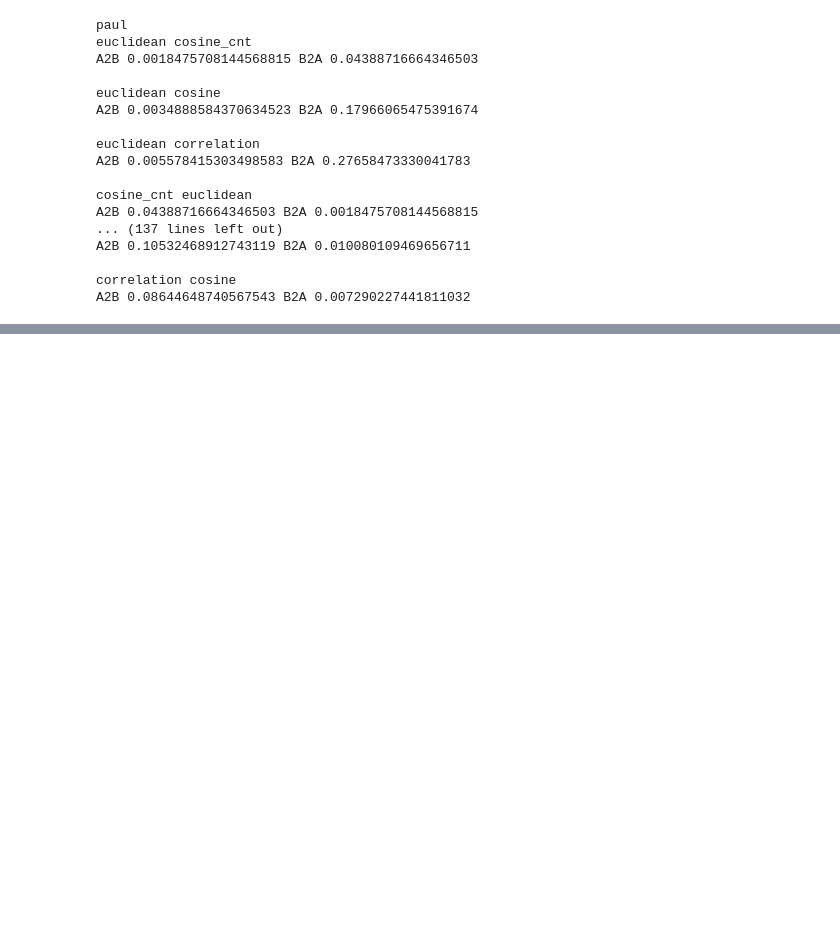
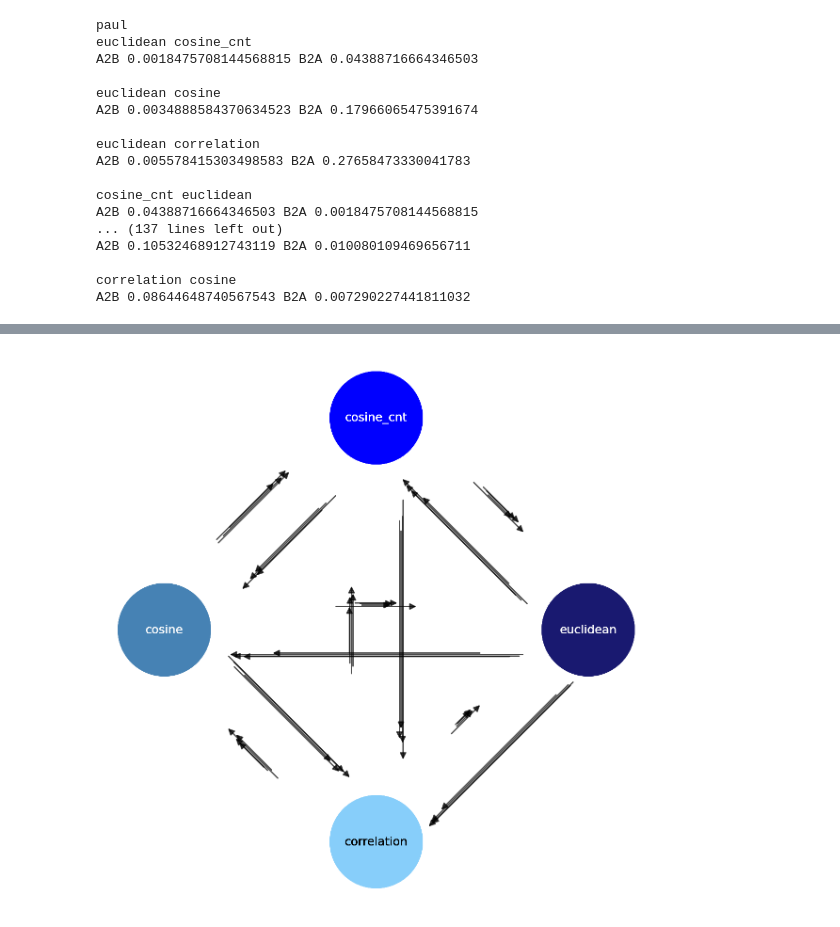
Before and after one commit to TizianoCausin01/temporal_context, a Jupyter notebook: python_scripts/scripts/viz_graph_metrics_comparison.ipynb, the cells around one changed output, grey strips where cells are left out. Cells and saved outputs as stored; diff of their text form; code cells hidden in the pictures; blank space fills up the shorter version.

Commit message:
improved and added graph plots

```diff
--- a/python_scripts/scripts/viz_graph_metrics_comparison.ipynb
+++ b/python_scripts/scripts/viz_graph_metrics_comparison.ipynb
@@ -17,8 +17,8 @@ from dataclasses import dataclass, field
 
 @dataclass
 class Cfg:
-    monkey_name: str = 'paul'
-    date: str =  "230204"#'220226to527' # '220226to527' #
+    monkey_name: str = 'baby1'
+    date: str = '220226to527' #'250313' # "230204" #  #
     brain_area: str = 'AIT'
     new_fs: int = 100 # Hz
     k=1
@@ -225,13 +229,15 @@ correlation cosine
 A2B 0.08644648740567543 B2A 0.007290227441811032
 # %%
 G = nx.DiGraph()
-
+tot_sum = 0
 for i, target_metric in enumerate(cfg.metrics):
     for j, comparing_metric in enumerate(cfg.metrics):
         if i != j:
             save_name_A2B = f"{paths['livingstone_lab']}/tiziano/results/metric_comparison_k{cfg.k}_{target_metric}-{comparing_metric}_{cfg.monkey_name}_{cfg.date}_{cfg.brain_area}_{cfg.new_fs}Hz.npz"
-            A2B = (1 - np.max(np.load(save_name_A2B)["arr_0"]))**2
-            print(A2B)
+            # A2B = (1 - np.max(np.load(save_name_A2B)["arr_0"]))**2
+            A2B = np.log(1/ np.max(np.load(save_name_A2B)["arr_0"]))
+            tot_sum +=A2B
+            # print(A2B)
             G.add_edge(target_metric, comparing_metric, weight=A2B)
 pos = nx.circular_layout(G)
 pos = {node: 0.5 * coord for node, coord in pos.items()}
@@ -389,0 +333,73 @@ plt.show()
+# %%
+from matplotlib.patches import FancyArrowPatch
+from general_utils.plots import truncate_colormap
+import matplotlib.colors as mcolors
+
+
+
+fig, ax = plt.subplots(figsize=(12,12))
+pos = nx.circular_layout(G)
+
+# Larger nodes
+# colors = [truncate_colormap(plt.cm.Blues, maxval=.9)(i / (len(cfg.metrics) - 1)) for i in range(len(cfg.metrics))]  # from light to dark
+colors= ["midnightblue","blue","steelblue", "lightskyblue",]
+
+
+
+label_colors = {node: get_label_color(color) for node, color in zip(G.nodes(), colors)}
+
+# draw nodes
+
+for monkey_name, date in zip(["paul", "baby1", "three0", "red"], ["230204", '220226to527', '250313', '220227']):
+    G = nx.DiGraph()
+    wig = np.random.uniform(0, 0.02)
+
+    for i, target_metric in enumerate(cfg.metrics):
+        for j, comparing_metric in enumerate(cfg.metrics):
+            if i != j:
+                save_name_A2B = f"{paths['livingstone_lab']}/tiziano/results/metric_comparison_k{cfg.k}_{target_metric}-{comparing_metric}_{monkey_name}_{date}_{cfg.brain_area}_{cfg.new_fs}Hz.npz"
+                # A2B = (1 - np.max(np.load(save_name_A2B)["arr_0"]))**2
+                A2B = np.log(1/ np.max(np.load(save_name_A2B)["arr_0"]))
+                # print(A2B)
+                G.add_edge(target_metric, comparing_metric, weight=A2B)
+
+    pos = nx.circular_layout(G)
+    pos = {node: 0.5 * coord for node, coord in pos.items()}
+    nx.draw_networkx_nodes(G, pos, node_color=colors, node_size=20000)
+    # draw labels individually
+    for node, (x, y) in pos.items():
+        plt.text(
+            x, y, str(node),
+            color=label_colors[node],
+            fontsize=18,
+            ha='center',
+            va='center'
+        )
+    drawn_pairs = set()
+    for u, v in G.edges():
+        pair = tuple(sorted([u, v]))
+        if pair in drawn_pairs:
+            continue
+        drawn_pairs.add(pair)
+
+        w_uv = G[u][v]["weight"] if G.has_edge(u, v) else 0
+        w_vu = G[v][u]["weight"] if G.has_edge(v, u) else 0
+        # w_vu = w_vu/tot_sum #(w_uv + w_vu)
+        # w_uv = w_uv/tot_sum #(w_uv + w_vu)
+        # factor = (w_uv + w_vu)/tot_sum
+        total = w_uv + w_vu
+        w_vu = (w_vu/(total))**1.5
+        w_uv = (w_uv/(total))**1.5
+        draw_parallel_bidirectional_edge(
+            ax, pos[u], pos[v], w_uv, w_vu,
+            node_radius=0.0075,  # Pass the increased radius
+            wiggle=wig,
+            alpha=.7
+        )
+ax.set_aspect('equal')
+ax.axis('off')
+ax.margins(0.15)
+plt.tight_layout()
+plt.show()
+# %% [output]
+[figure, added]
```
Also changed, not shown: parts of 8 cells of this notebook.
